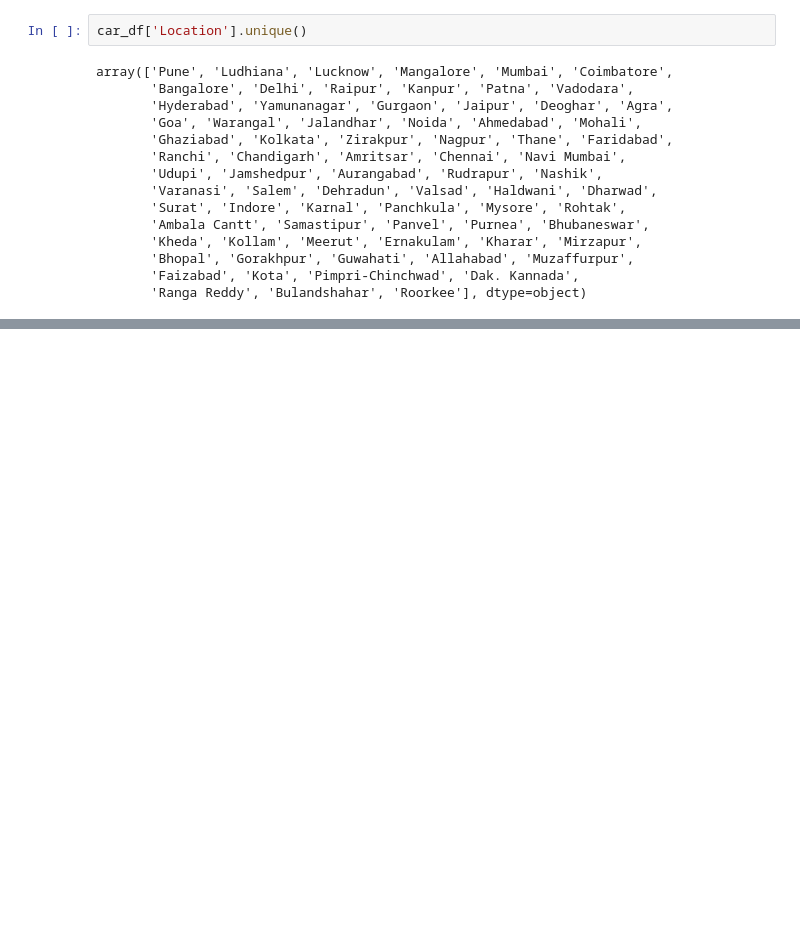
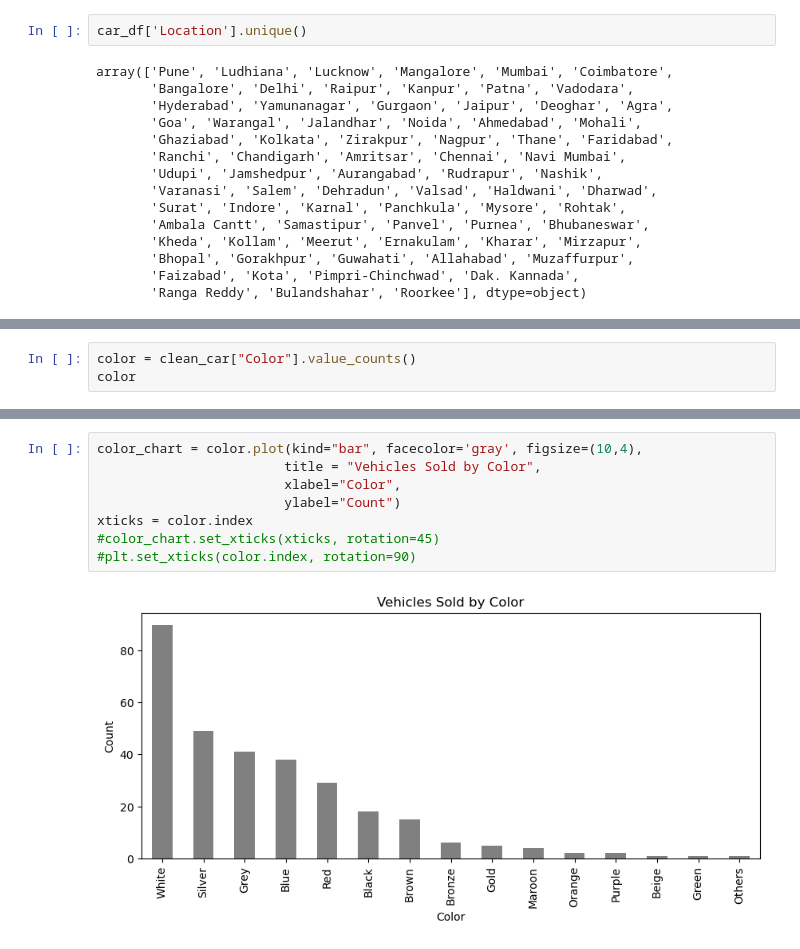
Before and after one commit to cassiegraf/project1, a Jupyter notebook: analysis/analysis.ipynb, the cells around one changed output, grey strips where cells are left out. Drawn from its saved outputs; the diff is of its cells as text; blank space fills up the shorter version.

Commit message:
code through bar chart for color but needs some work

```diff
--- a/analysis/analysis.ipynb
+++ b/analysis/analysis.ipynb
@@ -96,0 +169,3 @@ clean_car.head()
+# %%
+color = clean_car["Color"].value_counts()
+color
@@ -96,0 +189,10 @@ clean_car.head()
+# %%
+color_chart = color.plot(kind="bar", facecolor='gray', figsize=(10,4),
+                        title = "Vehicles Sold by Color",
+                        xlabel="Color",
+                        ylabel="Count")
+xticks = color.index
+#color_chart.set_xticks(xticks, rotation=45)
+#plt.set_xticks(color.index, rotation=90)
+# %% [output]
+[figure, added]
```
Also changed, not shown: parts of 9 cells of this notebook.
